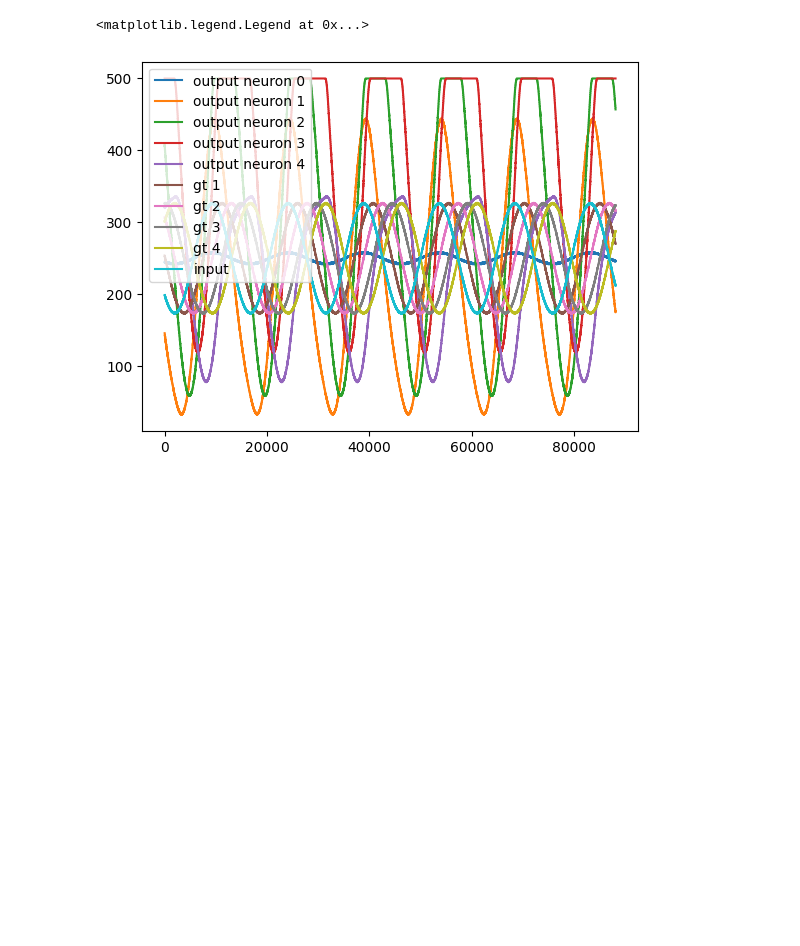
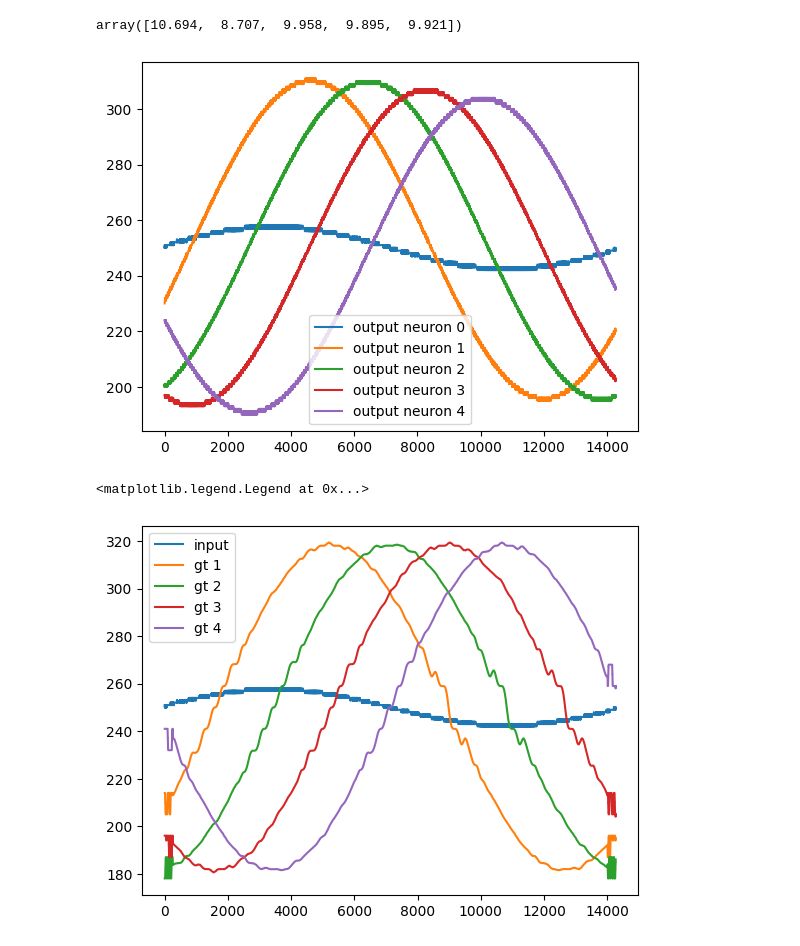
Before and after one commit to yakir4123/SNN-SCTN, a Jupyter notebook: notebooks/supervised_stdp_resonator.ipynb, the cells around one changed output. Drawn from its saved outputs; the diff is of its cells as text; code cells hidden in the pictures; blank space fills up the shorter version.

```diff
--- a/notebooks/supervised_stdp_resonator.ipynb
+++ b/notebooks/supervised_stdp_resonator.ipynb
@@ -140,14 +201,15 @@ def simple_resonator(
     network.connect_by_id(4, 1)
     return network
 # %%
-resonator = injected_resonator(
+resonator = learning_resonator(
     lf=5,
     thetas=[-1, -5, -5, -5],
-    weights=np.random.random(5)*15,#[5, 5, 5, 5, 5],
+    weights=np.random.random(5)*5 + 7,
     ground_truths=[gt1, gt2, gt3, gt4],
-    A_LTP=5e-4,
-    A_LTD=-5e-4,
-    time_to_learn=2e-6,
+    A=1e-4,
+    time_to_learn=1e-5,
     max_weight=15,
     min_weight=-15,
 )
+for i in range(len(resonator.neurons)):
+    resonator.log_out_spikes(i)
@@ -195,30 +349,42 @@ array([14.963, 14.983, 13.887, 11.898,  6.368])
+# %%
+
+chosen_weights = weights[mses.sum(axis=1).argmin()]
+chosen_weights
+# flat_weights(resonator)
+# %% [output]
+array([10.694,  8.707,  9.958,  9.895,  9.921])
 # %%
+%matplotlib inline
+
 res_resonator = simple_resonator(
     clk_freq=clk_freq,
     freq0=freq0,
     lf=5,
     thetas=flat_thetas(resonator),
-    weights=flat_weights(resonator),
+    weights=chosen_weights,
+    # thetas=[-1, -5, -5, -5],
+    # weights=[11, 9, 10, 10, 10],
 )
 
 for i in range(len(res_resonator.neurons)):
     res_resonator.log_out_spikes(i)
+res_resonator.input_full_data(sine_wave)
 
-# res_resonator.input_full_data(np.zeros_like(sine_wave))
-res_resonator.input_full_data(sine_wave)
-output = [events_to_spikes(neuron_output(neuron, duration, freq0), run_window=500) for neuron in res_resonator.neurons]
-# output = [neuron_output(neuron, duration, freq0) for neruon in res_resonator.neurons]
+output = [events_to_spikes(neuron_output(neuron, freq0, phase_number=20), run_window=spikes_window, spikes_arr_size=int(clk_freq/freq0)+1) for neuron in res_resonator.neurons]
 # %%
 %matplotlib inline
 
 for i, o in enumerate(output):
     plt.plot(o, label=f'output neuron {i}')
+plt.legend()
+plt.show()
 
-for i, gt in enumerate([gt1, gt2, gt3, gt4]):
-    plt.plot(events_to_spikes(gt, run_window=500), label=f'gt {i+1}')
-plt.plot(events_to_spikes(resonator_input, run_window=500), label=f'input')
+plt.plot(events_to_spikes(resonator_input-resonator_input[0], run_window=spikes_window), label=f'input')
+for i, gt in enumerate(rolling_gt):
+    plt.plot(gt, label=f'gt {i+1}')
 
 plt.legend()
 # %% [output]
+[figure, new version]
 <matplotlib.legend.Legend at 0x...>
-[figure, old version]
+[figure, added]
```
Also changed, not shown: parts of 8 cells of this notebook, 2 other files.
